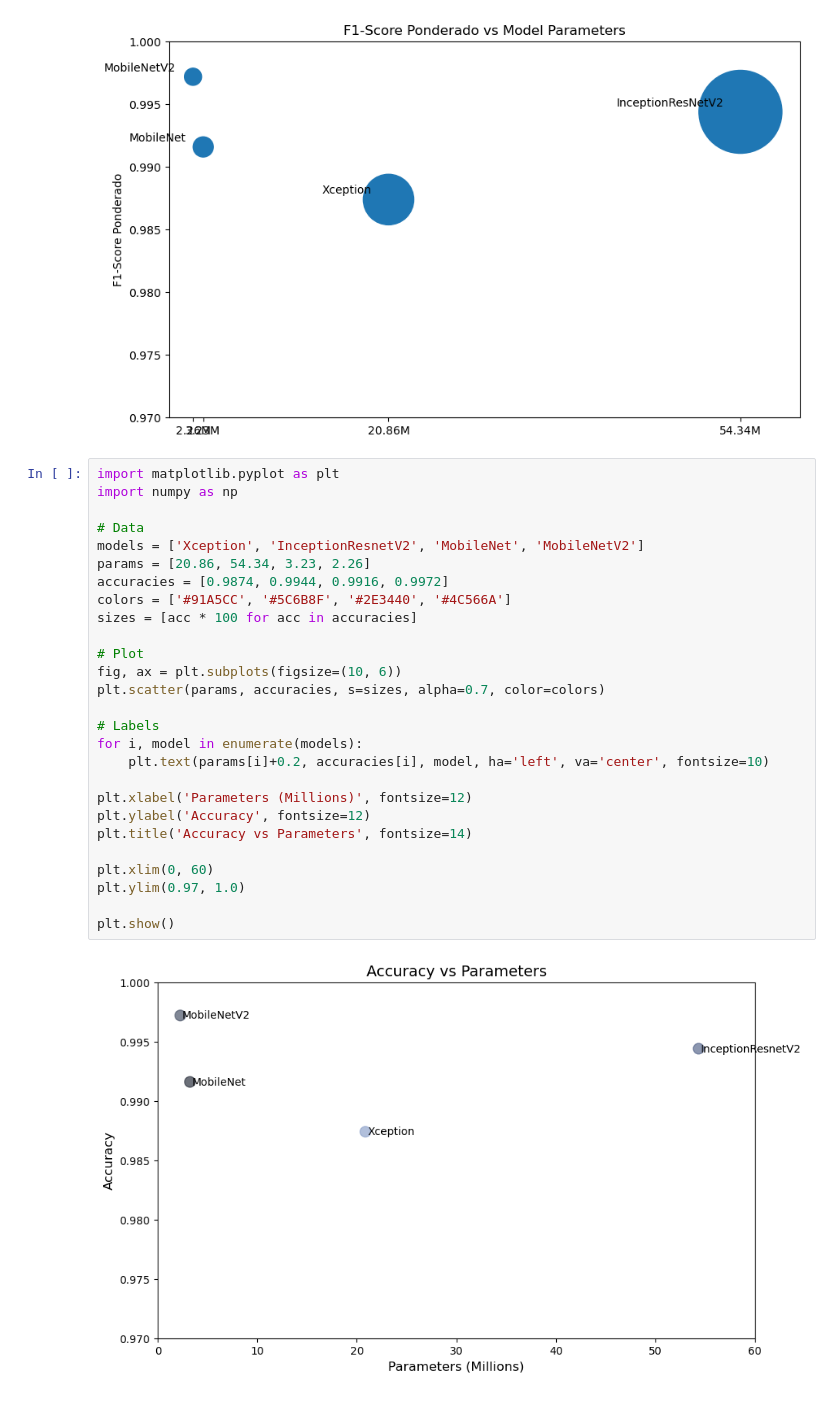
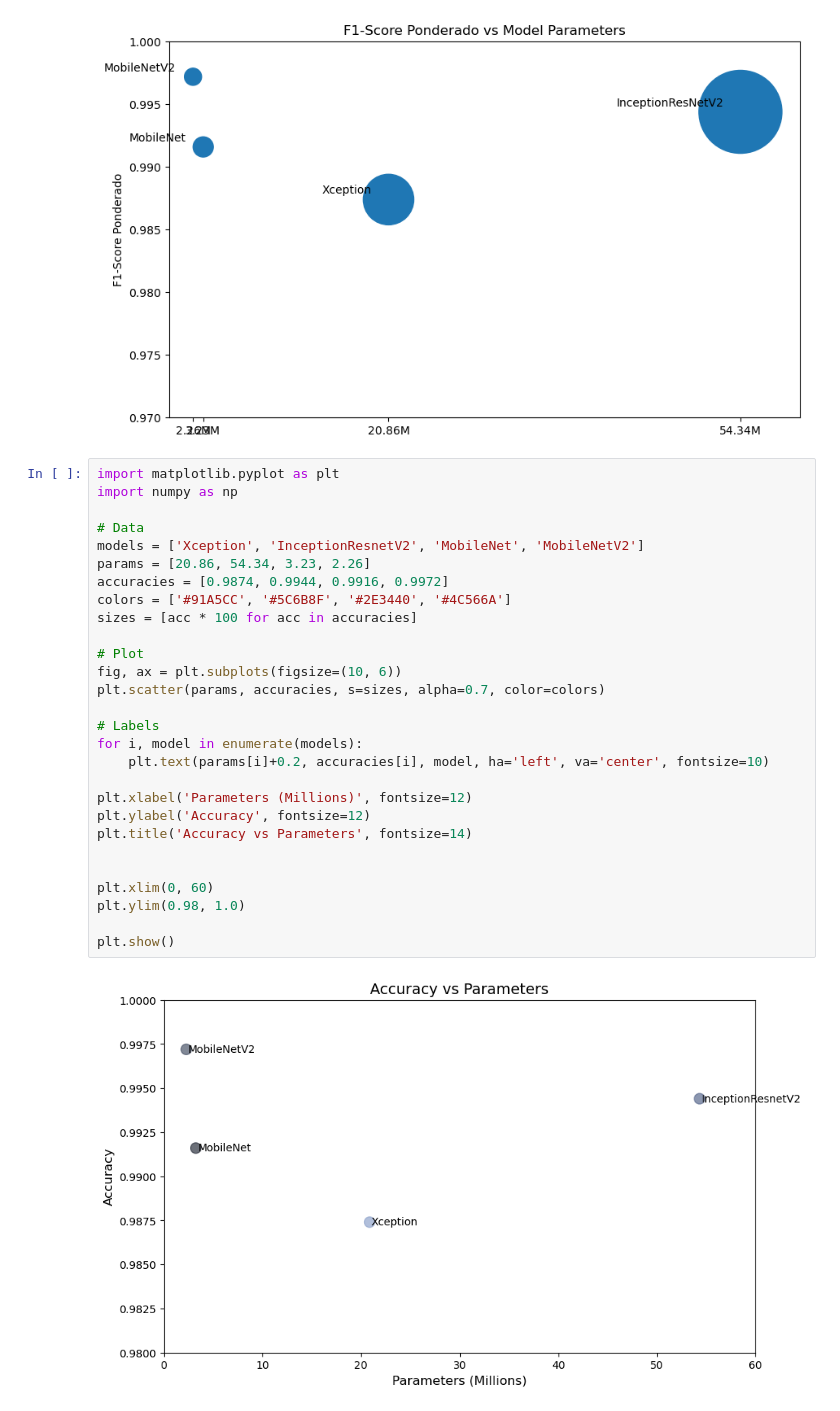
Before and after one commit to d-t-n/quality-inspection-ai-cv-deep-learning, a Jupyter notebook: Model-General-QC-portu-Integrated.ipynb, the cells around one changed output. Drawn from its saved outputs; the diff is of its cells as text.

```diff
--- a/Model-General-QC-portu-Integrated.ipynb
+++ b/Model-General-QC-portu-Integrated.ipynb
@@ -1062,29 +1062,30 @@ plt.show()
 # %%
 import matplotlib.pyplot as plt
 import numpy as np
 
 # Data
 models = ['Xception', 'InceptionResnetV2', 'MobileNet', 'MobileNetV2']
 params = [20.86, 54.34, 3.23, 2.26]
 accuracies = [0.9874, 0.9944, 0.9916, 0.9972]
 colors = ['#91A5CC', '#5C6B8F', '#2E3440', '#4C566A']
 sizes = [acc * 100 for acc in accuracies]
 
 # Plot
 fig, ax = plt.subplots(figsize=(10, 6))
 plt.scatter(params, accuracies, s=sizes, alpha=0.7, color=colors)
 
 # Labels
 for i, model in enumerate(models):
     plt.text(params[i]+0.2, accuracies[i], model, ha='left', va='center', fontsize=10)
 
 plt.xlabel('Parameters (Millions)', fontsize=12)
 plt.ylabel('Accuracy', fontsize=12)
 plt.title('Accuracy vs Parameters', fontsize=14)
 
+
 plt.xlim(0, 60)
-plt.ylim(0.97, 1.0)
+plt.ylim(0.98, 1.0)
 
 plt.show()
 # %% [output]
-[figure, old version]
+[figure, new version]
```
